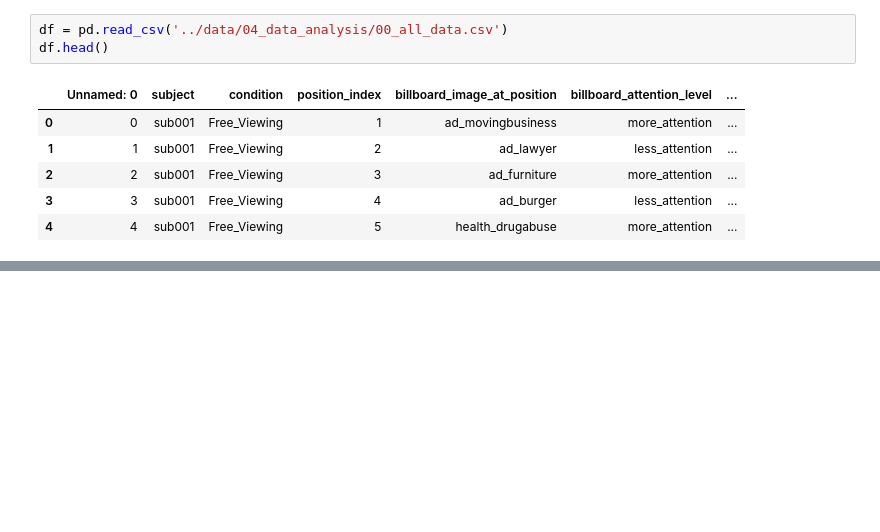
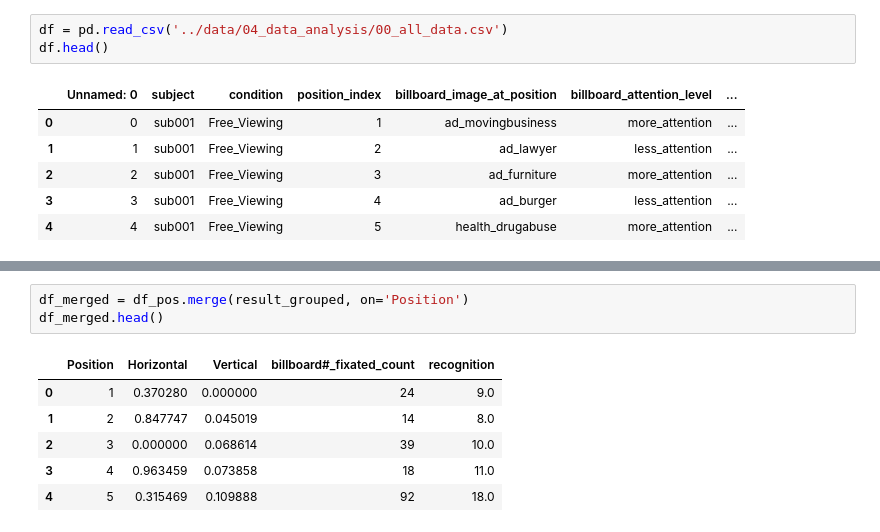
Before and after one commit to nomcomm/vr_city_driving, a Jupyter notebook: scripts/crosstab_analysis.ipynb, the cells around one changed output, grey strips where cells are left out. Drawn from its saved outputs; the diff is of its cells as text; blank space fills up the shorter version.

```diff
--- a/scripts/crosstab_analysis.ipynb
+++ b/scripts/crosstab_analysis.ipynb
@@ -16,0 +66,10 @@ result.to_csv('../data/04_data_analysis/ads_by_position.csv')
+# %%
+df_merged = df_pos.merge(result_grouped, on='Position')
+df_merged.head()
+# %% [output]
+|  | Position | Horizontal | Vertical | billboard#_fixated_count | recognition |
+| 0 | 1 | 0.370280 | 0.000000 | 24 | 9.0 |
+| 1 | 2 | 0.847747 | 0.045019 | 14 | 8.0 |
+| 2 | 3 | 0.000000 | 0.068614 | 39 | 10.0 |
+| 3 | 4 | 0.963459 | 0.073858 | 18 | 11.0 |
+| 4 | 5 | 0.315469 | 0.109888 | 92 | 18.0 |
```
Also changed, not shown: parts of 7 cells of this notebook.
